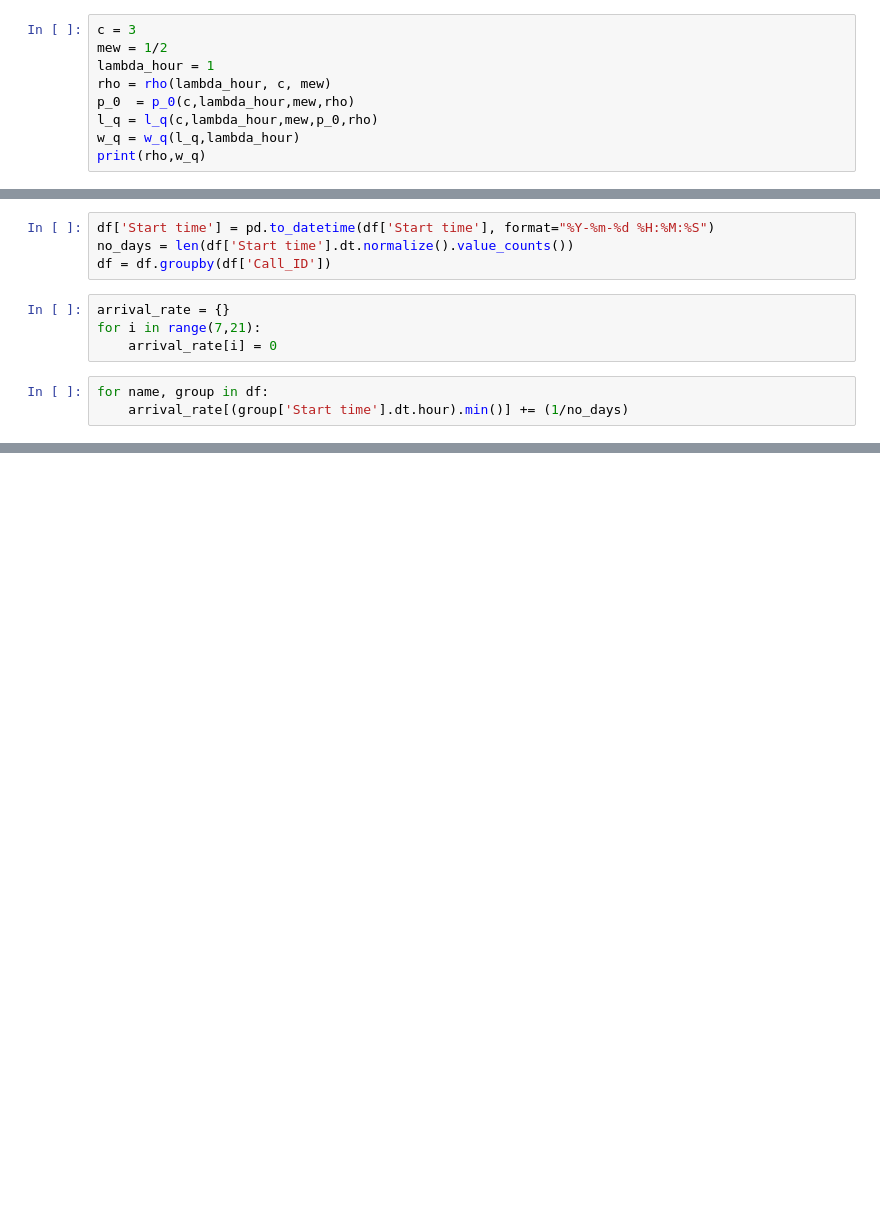
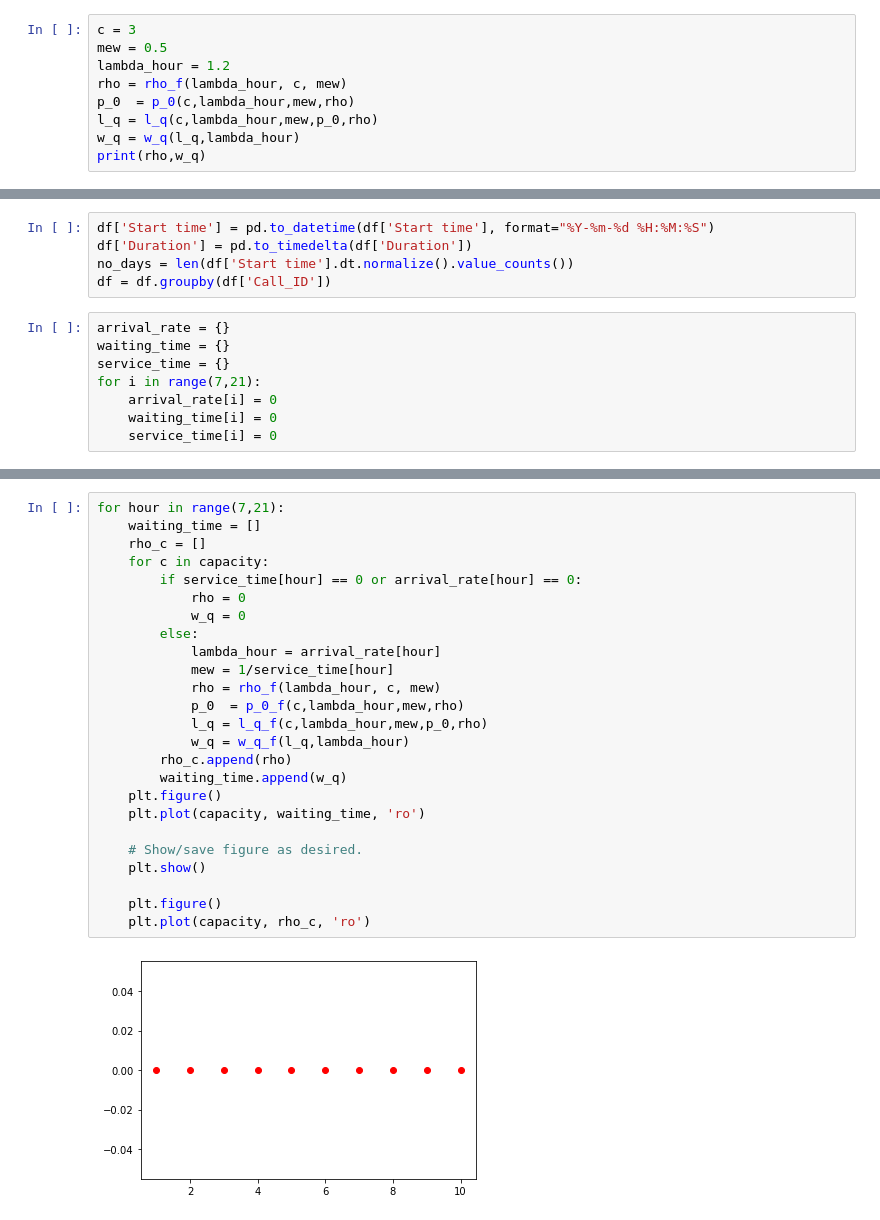
Before and after one commit to acblackburn/partnership-bigquery-upload, a Jupyter notebook: Queuing Investigation.ipynb, the cells around one changed output, grey strips where cells are left out. Saved outputs shown, nothing was run; the diff lists cells and outputs as text; blank space fills up the shorter version.

```diff
--- a/Queuing Investigation.ipynb
+++ b/Queuing Investigation.ipynb
@@ -47,9 +52,9 @@ def w_s(l_s,lambda_hour):
     return l_s/lambda_hour
 # %%
 c = 3
-mew = 1/2
-lambda_hour = 1
-rho = rho(lambda_hour, c, mew)
+mew = 0.5
+lambda_hour = 1.2
+rho = rho_f(lambda_hour, c, mew)
 p_0  = p_0(c,lambda_hour,mew,rho)
 l_q = l_q(c,lambda_hour,mew,p_0,rho)
 w_q = w_q(l_q,lambda_hour)
@@ -59,11 +64,13 @@ print(rho,w_q)
 # %%
 df['Start time'] = pd.to_datetime(df['Start time'], format="%Y-%m-%d %H:%M:%S")
+df['Duration'] = pd.to_timedelta(df['Duration'])
 no_days = len(df['Start time'].dt.normalize().value_counts())
 df = df.groupby(df['Call_ID'])
 # %%
 arrival_rate = {}
+waiting_time = {}
+service_time = {}
 for i in range(7,21):
     arrival_rate[i] = 0
+    waiting_time[i] = 0
+    service_time[i] = 0
-# %%
-for name, group in df:
-    arrival_rate[(group['Start time'].dt.hour).min()] += (1/no_days)
@@ -76,0 +118,27 @@ print(arrival_rate)
+# %%
+for hour in range(7,21):
+    waiting_time = []
+    rho_c = []
+    for c in capacity:
+        if service_time[hour] == 0 or arrival_rate[hour] == 0:
+            rho = 0
+            w_q = 0
+        else:
+            lambda_hour = arrival_rate[hour]
+            mew = 1/service_time[hour]
+            rho = rho_f(lambda_hour, c, mew)
+            p_0  = p_0_f(c,lambda_hour,mew,rho)
+            l_q = l_q_f(c,lambda_hour,mew,p_0,rho)
+            w_q = w_q_f(l_q,lambda_hour)
+        rho_c.append(rho)
+        waiting_time.append(w_q)
+    plt.figure()
+    plt.plot(capacity, waiting_time, 'ro')
+
+    # Show/save figure as desired.
+    plt.show()
+
+    plt.figure()
+    plt.plot(capacity, rho_c, 'ro')
+# %% [output]
+[figure, added]
```
Also changed, not shown: parts of 8 cells of this notebook, 5 other files.
